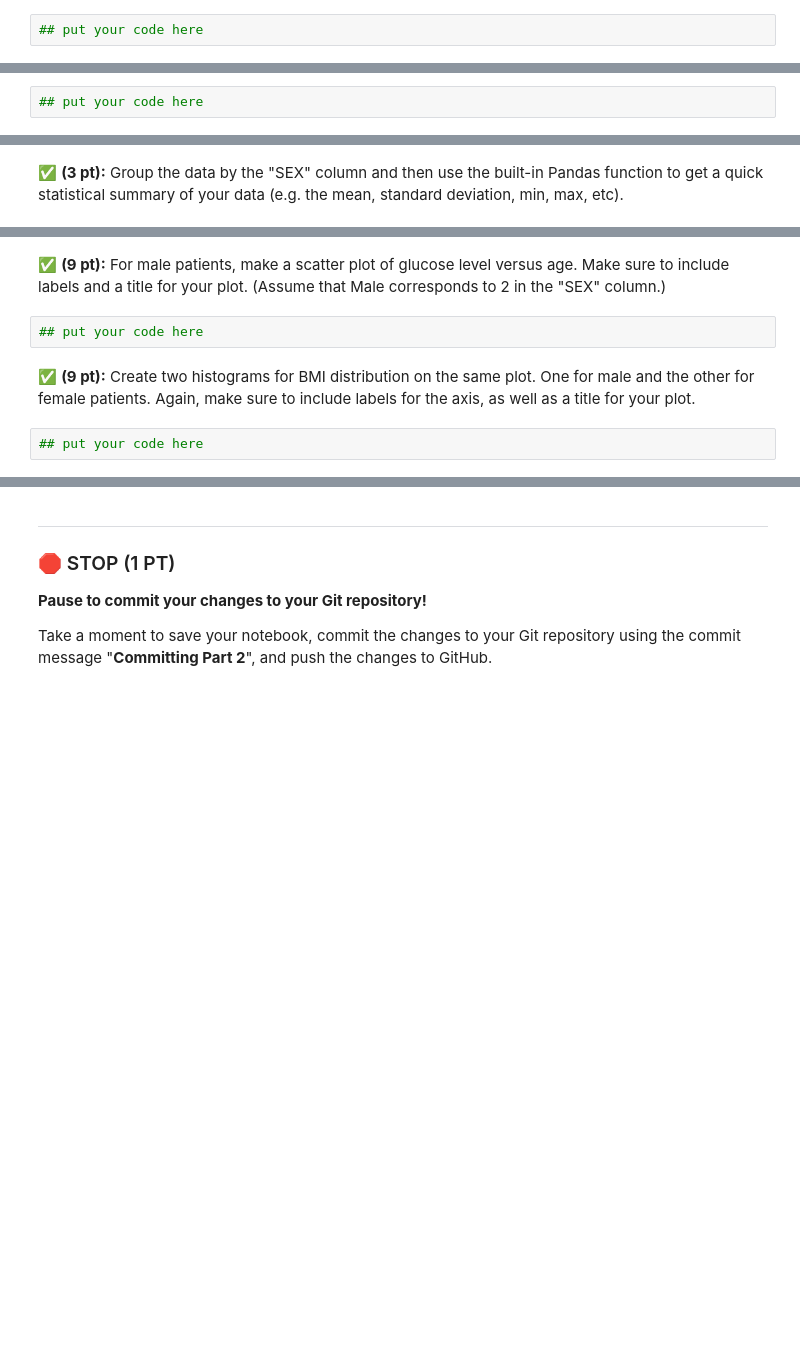
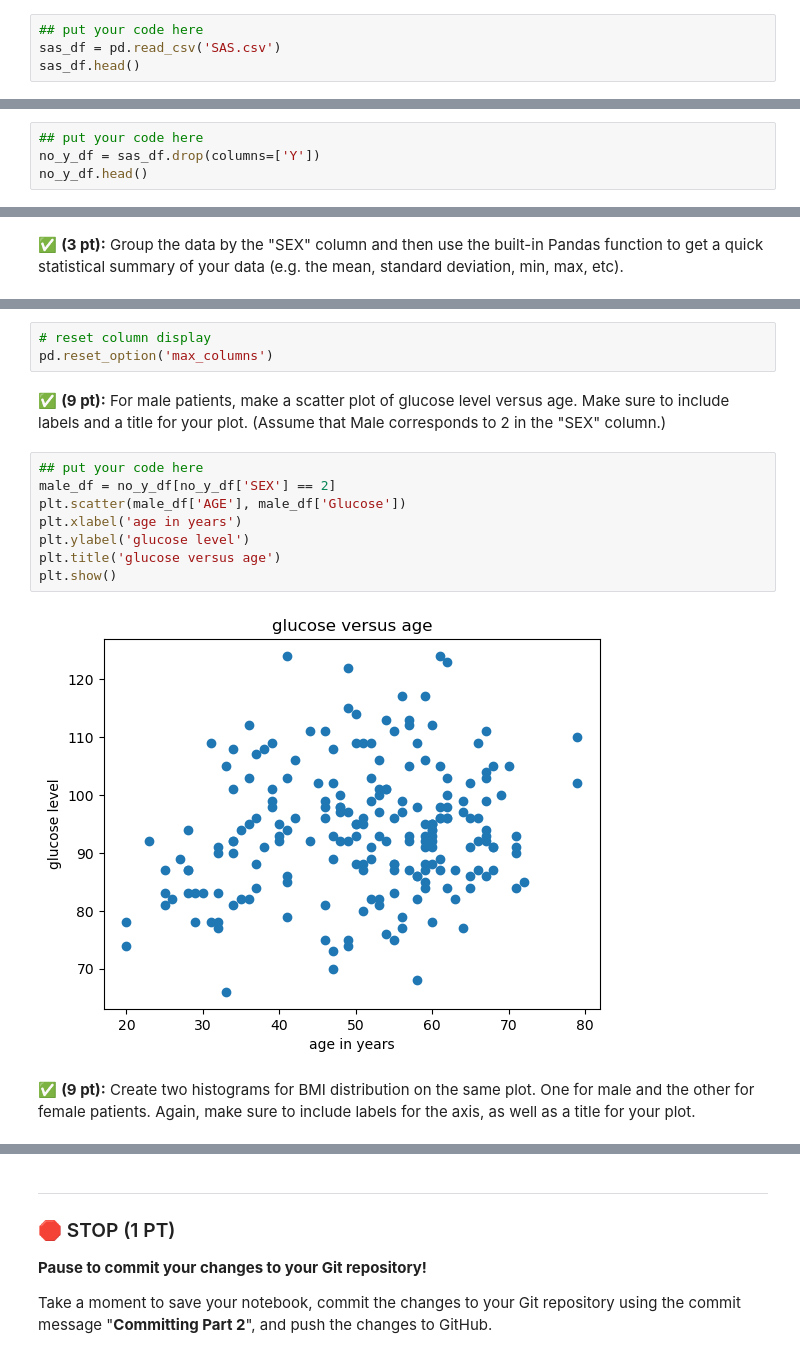
Before and after one commit to zuohanwe/CMSE202-s23-turnin, a Jupyter notebook: midterm/CMSE202-Midterm-Sect001_TF_Mods-STUDENT.ipynb, the cells around one changed output, grey strips where cells are left out. Saved outputs shown, nothing was run; the diff lists cells and outputs as text; blank space fills up the shorter version.

```diff
--- a/midterm/CMSE202-Midterm-Sect001_TF_Mods-STUDENT.ipynb
+++ b/midterm/CMSE202-Midterm-Sect001_TF_Mods-STUDENT.ipynb
@@ -81,3 +90,5 @@ git clone 'https://github.com/zuohanwe/CMSE202-s23-turnin.git'
 &#9989; **(3 pt):** This file is a dataset of diabetic patients. Use pandas to import and display the data.
 # %%
 ## put your code here
+sas_df = pd.read_csv('SAS.csv')
+sas_df.head()
@@ -85,3 +103,5 @@ git clone 'https://github.com/zuohanwe/CMSE202-s23-turnin.git'
 &#9989; **(3 pt):** This dataset contains a column that we won't need. Drop the last column from this dataset.
 # %%
 ## put your code here
+no_y_df = sas_df.drop(columns=['Y'])
+no_y_df.head()
@@ -92,8 +130,17 @@ git clone 'https://github.com/zuohanwe/CMSE202-s23-turnin.git'
+# %%
+# reset column display
+pd.reset_option('max_columns')
 # %% [markdown]
 &#9989; **(9 pt):** For male patients, make a scatter plot of glucose level versus age. Make sure to include labels and a title for your plot. (Assume that Male corresponds to 2 in the "SEX" column.)
-# %%
-## put your code here
+# %%
+## put your code here
+male_df = no_y_df[no_y_df['SEX'] == 2]
+plt.scatter(male_df['AGE'], male_df['Glucose'])
+plt.xlabel('age in years')
+plt.ylabel('glucose level')
+plt.title('glucose versus age')
+plt.show()
+# %% [output]
+[figure, added]
 # %% [markdown]
 &#9989; **(9 pt):** Create two histograms for BMI distribution on the same plot. One for male and the other for female patients. Again, make sure to include labels for the axis, as well as a title for your plot.
-# %%
-## put your code here
```
Also changed, not shown: parts of 8 cells of this notebook, 1 other file.
